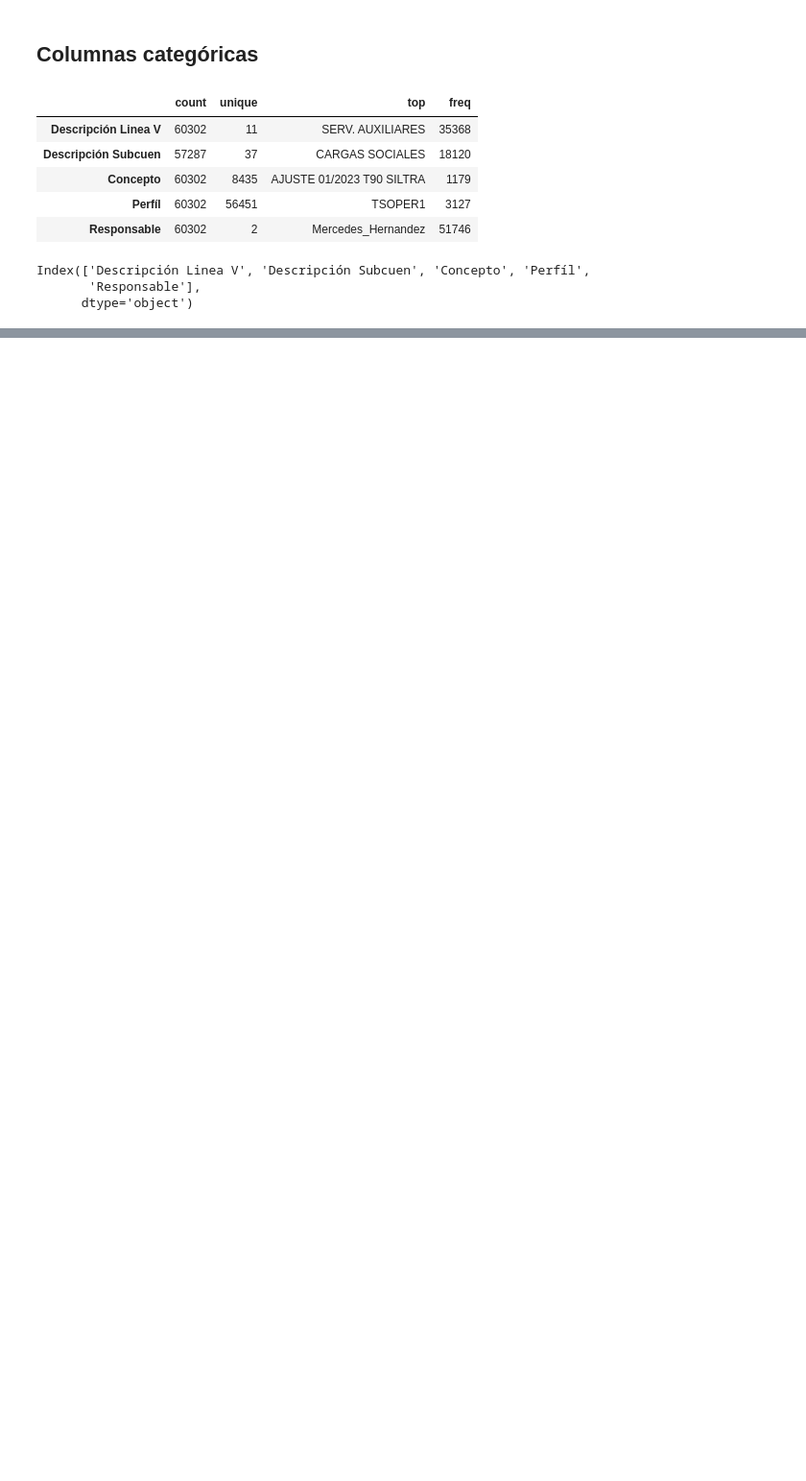
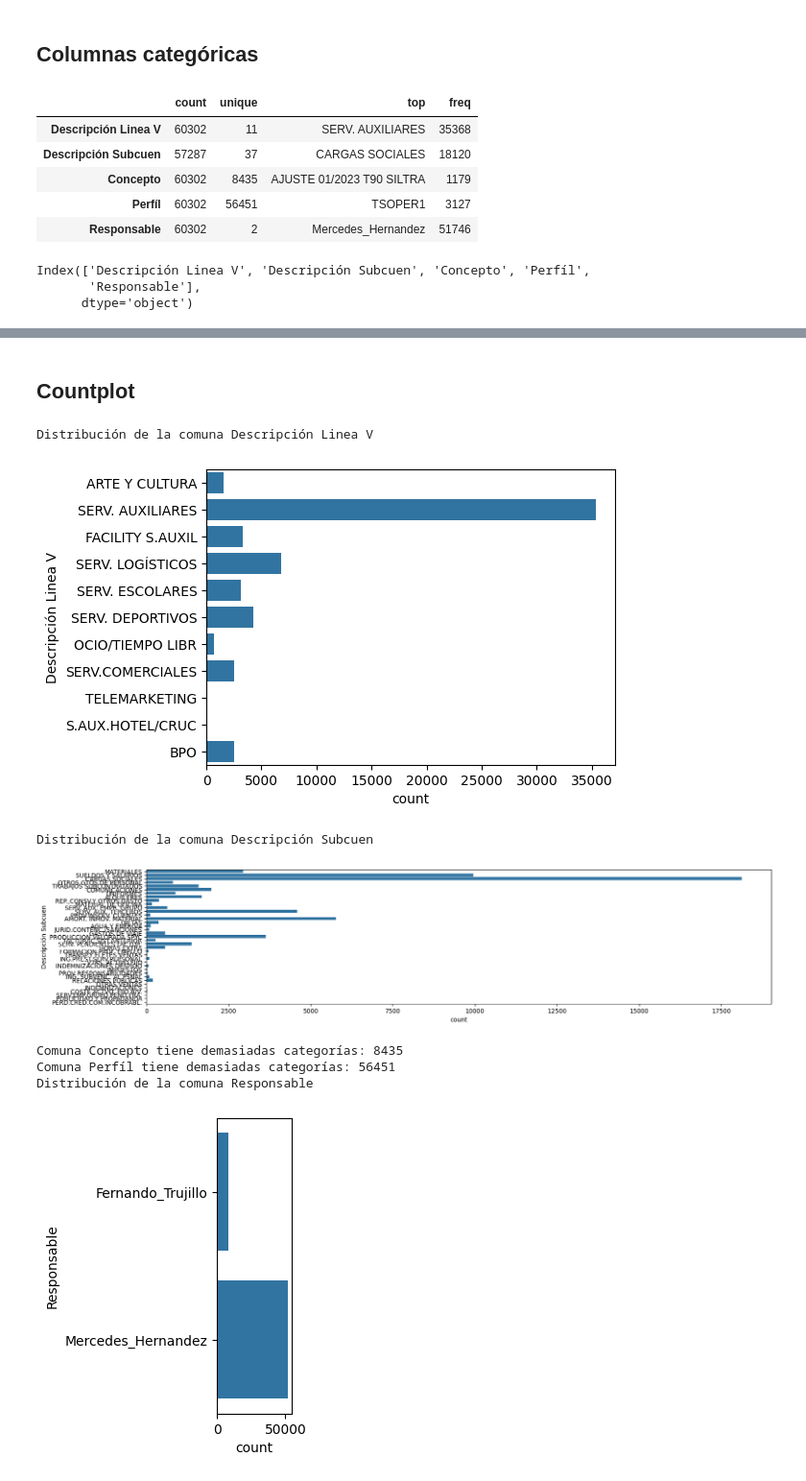
Before and after one commit to rvgdlr/Proyecto_Final_EDA, a Jupyter notebook: Notebook/Analisis_preliminar.ipynb, the cells around one changed output, grey strips where cells are left out. Shown at 96% size. Drawn from its saved outputs; the diff is of its cells as text; code cells hidden in the pictures; blank space fills up the shorter version.

```diff
--- a/Notebook/Analisis_preliminar.ipynb
+++ b/Notebook/Analisis_preliminar.ipynb
@@ -164,7 +167,7 @@ Index(['Descripción Linea V', 'Descripción Subcuen', 'Concepto', 'Perfíl',
 for col in columnas_cat:
     print(f'La columan {col} tiene un total de {df[col].nunique()} valores distintos')
     print("Los 10 valores más repetidos son:")
-    display(df[col].value_counts().head(10))
+    display(df[col].value_counts(dropna=False).head(10))
 # %% [output]
 La columan Descripción Linea V tiene un total de 11 valores distintos
 Los 10 valores más repetidos son:
@@ -228,3 +231,26 @@ Responsable
 Mercedes_Hernandez    51746
 Fernando_Trujillo      8556
 Name: count, dtype: int64
+# %% [markdown]
+## Countplot
+# %%
+for col in columnas_cat:
+    if df[col].nunique() > 40:
+        print(f"Comuna {col} tiene demasiadas categorías: {df[col].nunique()}")
+        continue
+
+    print(f"Distribución de la comuna {col}")
+
+    ancho = df[col].nunique() * 0.5  # escala más razonable
+    plt.figure(figsize=(ancho, 4))
+    sns.countplot(df[col])
+    plt.show()
+# %% [output]
+Distribución de la comuna Descripción Linea V
+[figure, added]
+Distribución de la comuna Descripción Subcuen
+[figure, added]
+Comuna Concepto tiene demasiadas categorías: 8435
+Comuna Perfíl tiene demasiadas categorías: 56451
+Distribución de la comuna Responsable
+[figure, added]
```
Also changed, not shown: parts of 8 cells of this notebook.
